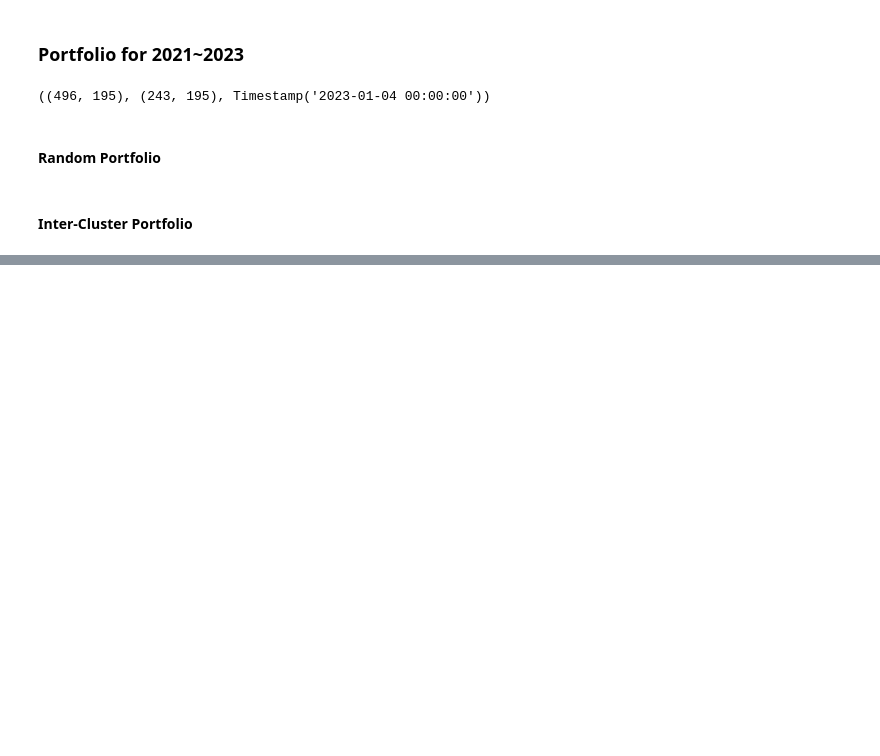
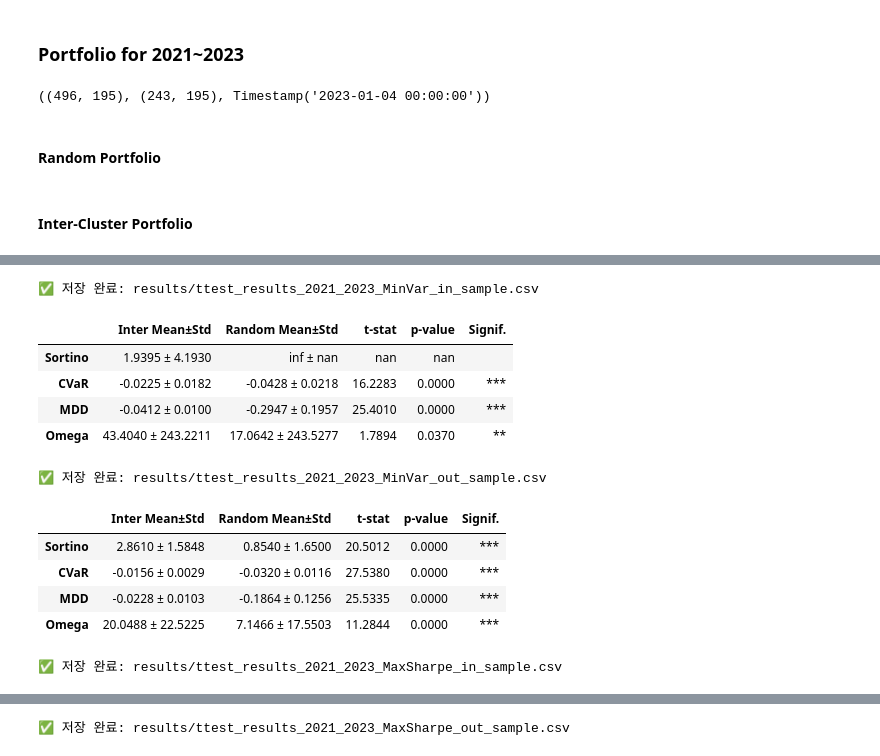
Before and after one commit to susungpark/SW-Capstone-Design, a Jupyter notebook: code/clustering_portfolio.ipynb, the cells around one changed output, grey strips where cells are left out. Drawn from its saved outputs; the diff is of its cells as text; code cells hidden in the pictures; blank space fills up the shorter version.

```diff
--- a/code/clustering_portfolio.ipynb
+++ b/code/clustering_portfolio.ipynb
@@ -1608,0 +1784,79 @@ for _ in range(1000):
+# %%
+import os
+from scipy.stats import ttest_ind
+import pandas as pd
+
+# 저장 폴더 생성
+# os.makedirs('results', exist_ok=True)
+
+# 테스트할 메트릭
+metrics_to_test = ['Sortino', 'CVaR', 'MDD', 'Omega']
+
+# 유의수준 마커 함수
+def significance_marker(p):
+    if p < 0.01:
+        return "***"
+    elif p < 0.05:
+        return "**"
+    elif p < 0.10:
+        return "*"
+    else:
+        return ""
+
+# 각 최적화 방식별로 반복
+for method in results_in_all.keys():
+    for sample_type, result_data in [("in_sample", results_in_all[method]), ("out_sample", results_out_all[method])]:
+        rows = []
+        for metric in metrics_to_test:
+            # Inter와 Random 포트폴리오 수익률 추출
+            inter_vals = result_data['inter_df'][metric].dropna()
+            random_vals = result_data['random_df'][metric].dropna()
+
+            # 평균 ± 표준편차
+            inter_mean_std = f"{inter_vals.mean():.4f} ± {inter_vals.std():.4f}"
+            random_mean_std = f"{random_vals.mean():.4f} ± {random_vals.std():.4f}"
+
+            # 단측 t-검정 (Inter > Random)
+            t_stat, p_val = ttest_ind(inter_vals, random_vals, equal_var=False, alternative='greater')
+
+            # 행 추가
+            rows.append([
+                inter_mean_std,
+                random_mean_std,
+                f"{t_stat:.4f}",
+                f"{p_val:.4f}",
+                significance_marker(p_val)
+            ])
+
+        # DataFrame 생성 및 저장
+        df = pd.DataFrame(
+            rows,
+            columns=['Inter Mean±Std', 'Random Mean±Std', 't-stat', 'p-value', 'Significance'],
+            index=metrics_to_test
+        )
+
+        file_path = f"results/ttest_results_2021_2023_{method}_{sample_type}.csv"
+        df.to_csv(file_path, encoding='utf-8-sig')
+        print(f"✅ 저장 완료: {file_path}")
+
+        # 출력
+        df = pd.DataFrame(
+            rows,
+            columns=['Inter Mean±Std', 'Random Mean±Std', 't-stat', 'p-value', 'Signif.'],
+            index=metrics_to_test
+        )
+        display(df)
+# %% [output]
+✅ 저장 완료: results/ttest_results_2021_2023_MinVar_in_sample.csv
+|  | Inter Mean±Std | Random Mean±Std | t-stat | p-value | Signif. |
+| Sortino | 1.9395 ± 4.1930 | inf ± nan | nan | nan |  |
+| CVaR | -0.0225 ± 0.0182 | -0.0428 ± 0.0218 | 16.2283 | 0.0000 | *** |
+| MDD | -0.0412 ± 0.0100 | -0.2947 ± 0.1957 | 25.4010 | 0.0000 | *** |
+| Omega | 43.4040 ± 243.2211 | 17.0642 ± 243.5277 | 1.7894 | 0.0370 | ** |
+✅ 저장 완료: results/ttest_results_2021_2023_MinVar_out_sample.csv
+|  | Inter Mean±Std | Random Mean±Std | t-stat | p-value | Signif. |
+| Sortino | 2.8610 ± 1.5848 | 0.8540 ± 1.6500 | 20.5012 | 0.0000 | *** |
+| CVaR | -0.0156 ± 0.0029 | -0.0320 ± 0.0116 | 27.5380 | 0.0000 | *** |
+| MDD | -0.0228 ± 0.0103 | -0.1864 ± 0.1256 | 25.5335 | 0.0000 | *** |
+| Omega | 20.0488 ± 22.5225 | 7.1466 ± 17.5503 | 11.2844 | 0.0000 | *** |
+✅ 저장 완료: results/ttest_results_2021_2023_MaxSharpe_in_sample.csv
@@ -1608,0 +1868 @@ for _ in range(1000):
+✅ 저장 완료: results/ttest_results_2021_2023_MaxSharpe_out_sample.csv
```
Also changed, not shown: parts of 9 cells of this notebook.
